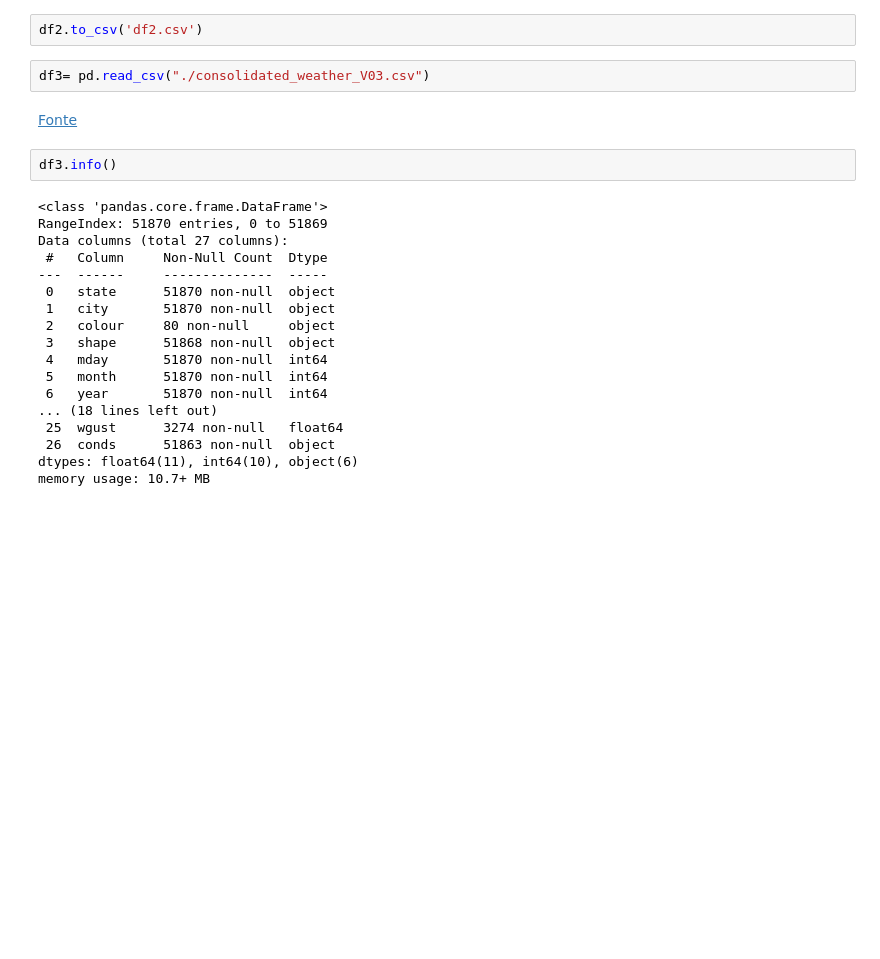
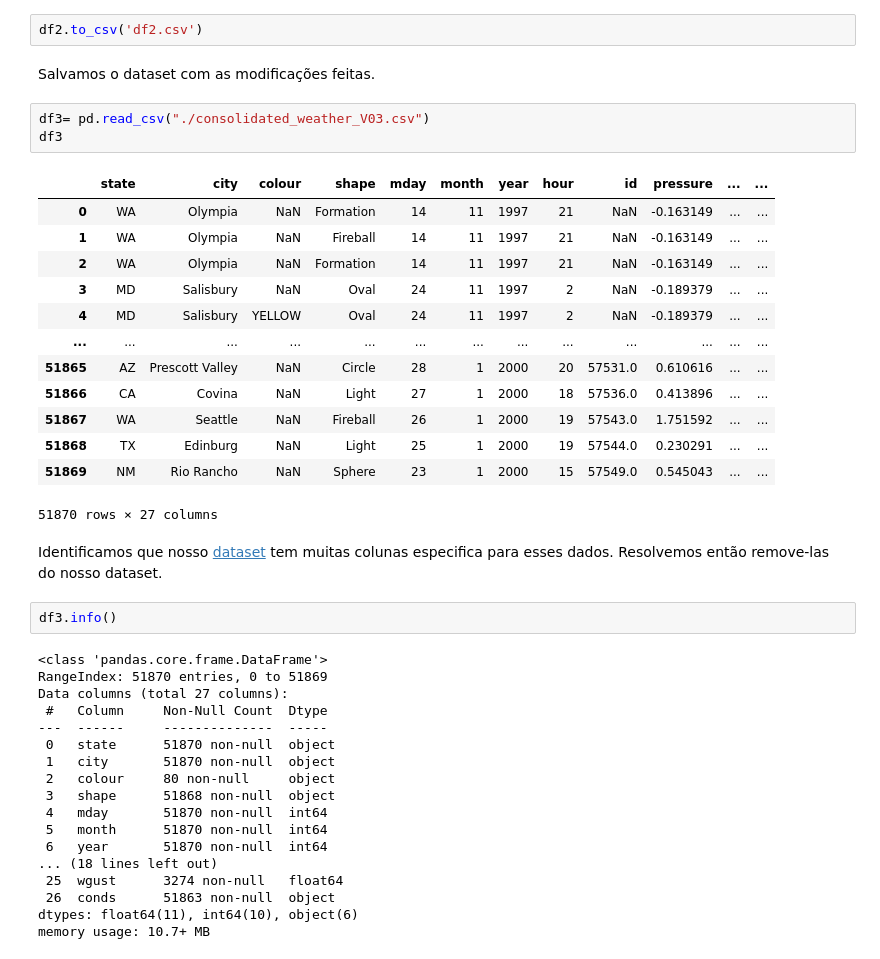
Before and after one commit to Simplicio-b/ufo-data-analytic, a Jupyter notebook: ProjetoInicio.ipynb, the cells around one changed output. Cells and saved outputs as stored; diff of their text form; blank space fills up the shorter version.

```diff
--- a/ProjetoInicio.ipynb
+++ b/ProjetoInicio.ipynb
@@ -118,9 +191,26 @@ memory usage: 6.7+ MB
 # %%
 df2.to_csv('df2.csv')
+# %% [markdown]
+Salvamos o dataset com as modificações feitas.
 # %%
 df3= pd.read_csv("./consolidated_weather_V03.csv")
+df3
+# %% [output]
+|  | state | city | colour | shape | mday | month | year | hour | id | pressure | ... | ... |
+| 0 | WA | Olympia | NaN | Formation | 14 | 11 | 1997 | 21 | NaN | -0.163149 | ... | ... |
+| 1 | WA | Olympia | NaN | Fireball | 14 | 11 | 1997 | 21 | NaN | -0.163149 | ... | ... |
+| 2 | WA | Olympia | NaN | Formation | 14 | 11 | 1997 | 21 | NaN | -0.163149 | ... | ... |
+| 3 | MD | Salisbury | NaN | Oval | 24 | 11 | 1997 | 2 | NaN | -0.189379 | ... | ... |
+| 4 | MD | Salisbury | YELLOW | Oval | 24 | 11 | 1997 | 2 | NaN | -0.189379 | ... | ... |
+| ... | ... | ... | ... | ... | ... | ... | ... | ... | ... | ... | ... | ... |
+| 51865 | AZ | Prescott Valley | NaN | Circle | 28 | 1 | 2000 | 20 | 57531.0 | 0.610616 | ... | ... |
+| 51866 | CA | Covina | NaN | Light | 27 | 1 | 2000 | 18 | 57536.0 | 0.413896 | ... | ... |
+| 51867 | WA | Seattle | NaN | Fireball | 26 | 1 | 2000 | 19 | 57543.0 | 1.751592 | ... | ... |
+| 51868 | TX | Edinburg | NaN | Light | 25 | 1 | 2000 | 19 | 57544.0 | 0.230291 | ... | ... |
+| 51869 | NM | Rio Rancho | NaN | Sphere | 23 | 1 | 2000 | 15 | 57549.0 | 0.545043 | ... | ... |
+51870 rows × 27 columns
 # %% [markdown]
-[Fonte](https://www.kaggle.com/datasets/emorelli/consolidated-ufo-weather-data)
+Identificamos que nosso [dataset](https://www.kaggle.com/datasets/emorelli/consolidated-ufo-weather-data) tem muitas colunas especifica para esses dados. Resolvemos então remove-las do nosso dataset.
 # %%
 df3.info()
 # %% [output]
```
Also changed, not shown: parts of 52 cells of this notebook, 6 other files.
